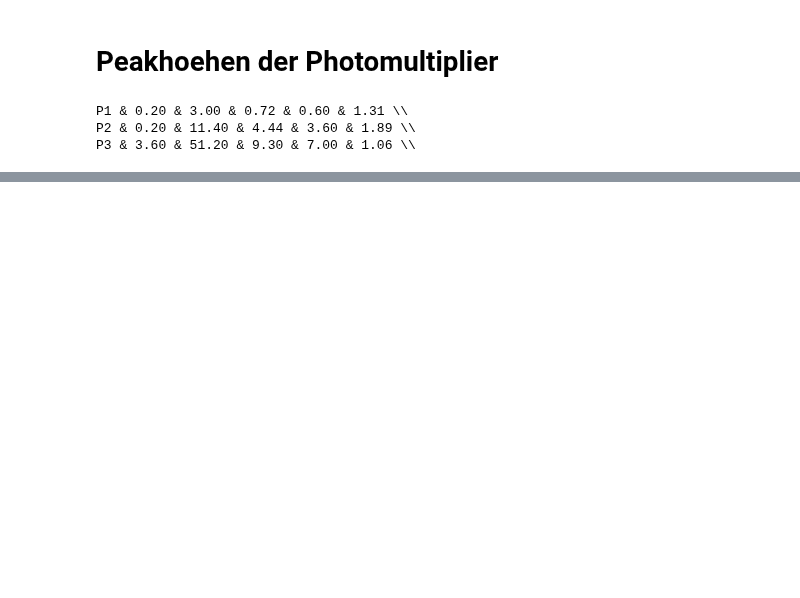
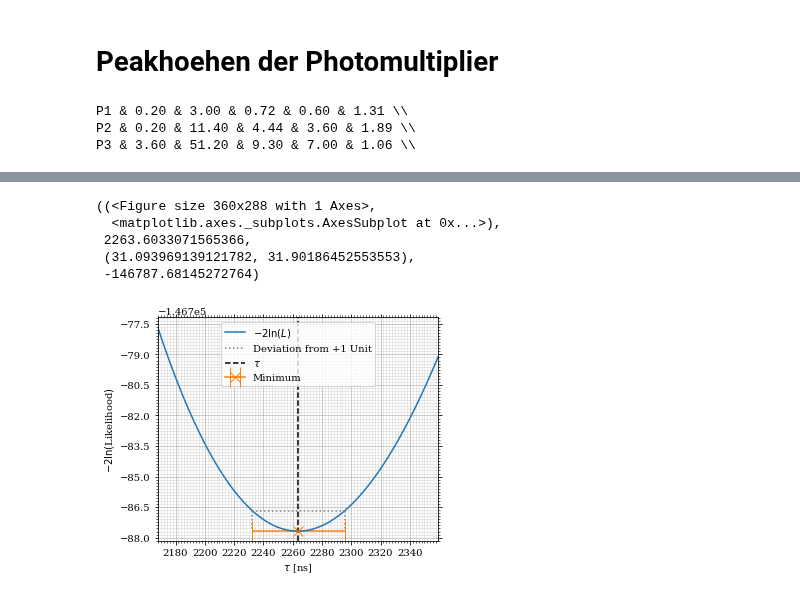
Before and after one commit to vale981/fpraktikum, a Jupyter notebook: LM/auswertung/Untitled.ipynb, the cells around one changed output, grey strips where cells are left out. Saved outputs shown, nothing was run; the diff lists cells and outputs as text; code cells hidden in the pictures; blank space fills up the shorter version.

```diff
--- a/LM/auswertung/Untitled.ipynb
+++ b/LM/auswertung/Untitled.ipynb
@@ -95,0 +89,3 @@ y_landau = pylandau.landau(x)
+# %%
+counts = load_counts('../messungen/LM_2019_12_20.txt')
+interval = (24, 150)
@@ -95,0 +112,11 @@ y_landau = pylandau.landau(x)
+# %%
+poisson, gauss, N = binned_likelihood(counts, interval)
+# %%
+maximize_and_plot_likelihood(poisson, (1000, 3000), save=('poisson', 'haupt'))
+# %% [output]
+((<Figure size 360x288 with 1 Axes>,
+  <matplotlib.axes._subplots.AxesSubplot at 0x...>),
+ 2263.6033071565366,
+ (31.093969139121782, 31.90186452553553),
+ -146787.68145272764)
+[figure, added]
```
Also changed, not shown: parts of 10 cells of this notebook, 14 other files.
